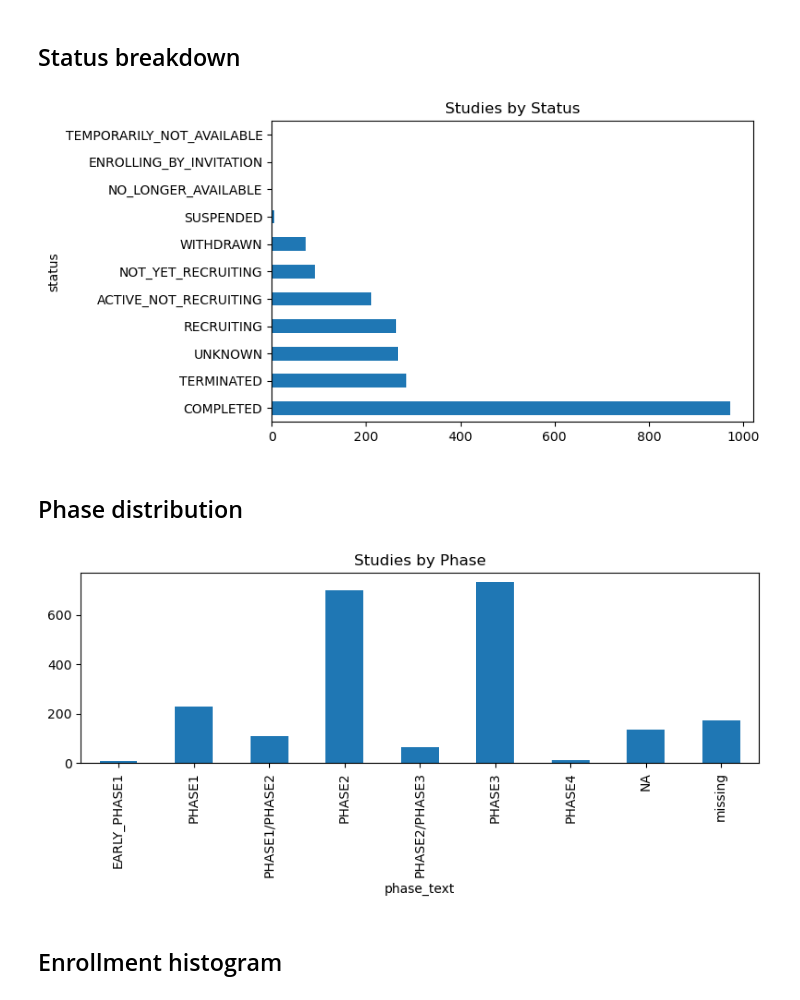
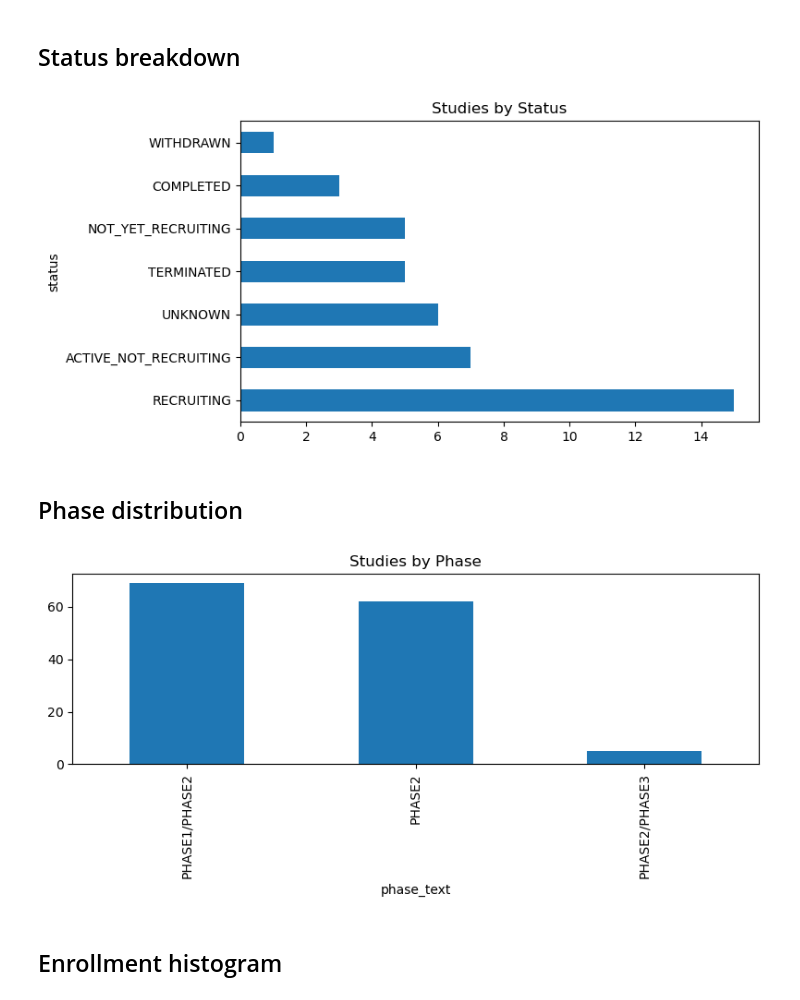
Before and after one commit to rishikiram/TACT, a Jupyter notebook: backend_py/eda.ipynb, the cells around one changed output. Saved outputs shown, nothing was run; the diff lists cells and outputs as text; code cells hidden in the pictures.

```diff
--- a/backend_py/eda.ipynb
+++ b/backend_py/eda.ipynb
@@ -10,4 +10,7 @@ from query import load_all
 df = load_all()
 print(f"{len(df):,} studies loaded")
 df.head(3)
+
+df = df[df['phase2'] == True]
+print(f"{len(df):,} phase 2 studies")
 # %% [output]
@@ -24,22 +23,22 @@ df['status'].value_counts().plot(kind='barh', figsize=(8, 4), title='Studies by
 plt.tight_layout()
 plt.show()
 # %% [output]
-[figure, old version]
+[figure, new version]
 # %% [markdown]
 ## Phase distribution
 # %%
 phase_order = ['EARLY_PHASE1', 'PHASE1', 'PHASE1/PHASE2', 'PHASE2', 'PHASE2/PHASE3', 'PHASE3', 'PHASE4', 'NA', 'missing']
-assert set(df['phase_text'].dropna().unique()).issubset(set(phase_order)), "Unexpected phase values found"
-assert set(phase_order).issubset(set(df['phase_text'].fillna('missing').unique())), "Phase order contains values not found in data"
+# assert set(df['phase_text'].dropna().unique()).issubset(set(phase_order)), "Unexpected phase values found"
+# assert set(phase_order).issubset(set(df['phase_text'].fillna('missing').unique())), "Phase order contains values not found in data"
 
 counts = df['phase_text'].fillna('missing').value_counts()
 counts = counts.reindex([p for p in phase_order if p in counts.index])
 
 counts.plot(kind='bar', figsize=(8, 4), title='Studies by Phase')
 plt.tight_layout()
 plt.show()
 # %% [output]
-[figure, old version]
+[figure, new version]
 # %% [markdown]
 ## Enrollment histogram
 # %%
```
Also changed, not shown: parts of 19 cells of this notebook, 7 other files.
